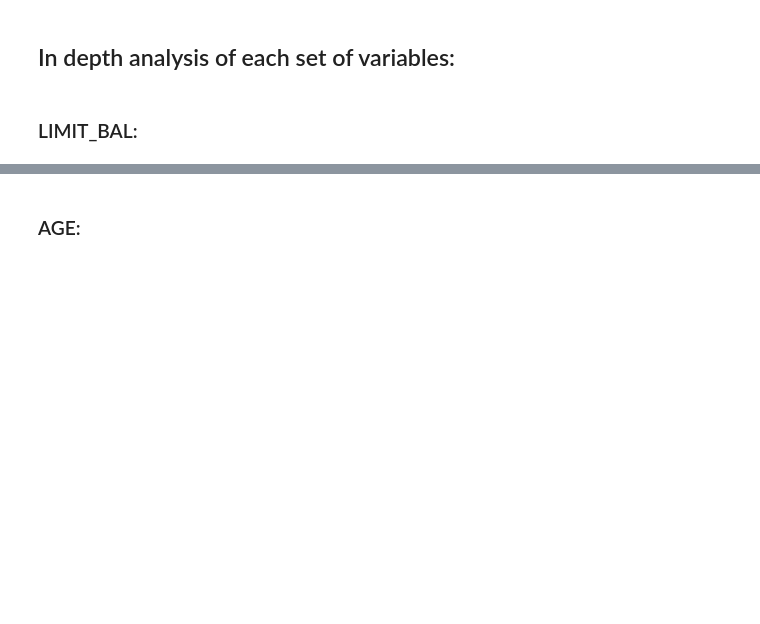
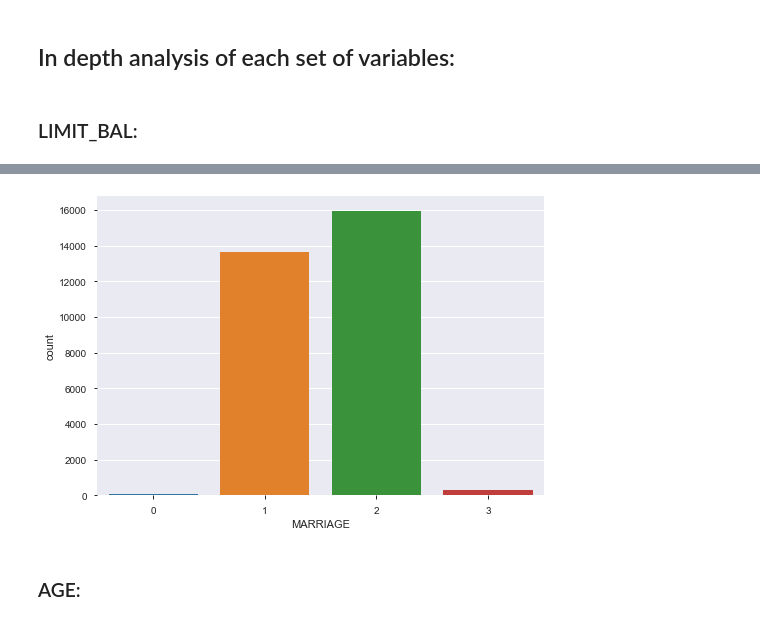
Before and after one commit to TomeBorges/Credit-One, a Jupyter notebook: TOMÉ_BORGES_dasa204_Course2_Task2.ipynb, the cells around one changed output, grey strips where cells are left out. Saved outputs shown, nothing was run; the diff lists cells and outputs as text; code cells hidden in the pictures; blank space fills up the shorter version.

```diff
--- a/TOMÉ_BORGES_dasa204_Course2_Task2.ipynb
+++ b/TOMÉ_BORGES_dasa204_Course2_Task2.ipynb
@@ -678,2 +834,7 @@ plt.show()
+# %%
+ax = sns.countplot(x="MARRIAGE", data = df)
+plt.show()
+# %% [output]
+[figure, added]
 # %% [markdown]
 ### AGE:
```
Also changed, not shown: parts of 15 cells of this notebook.
